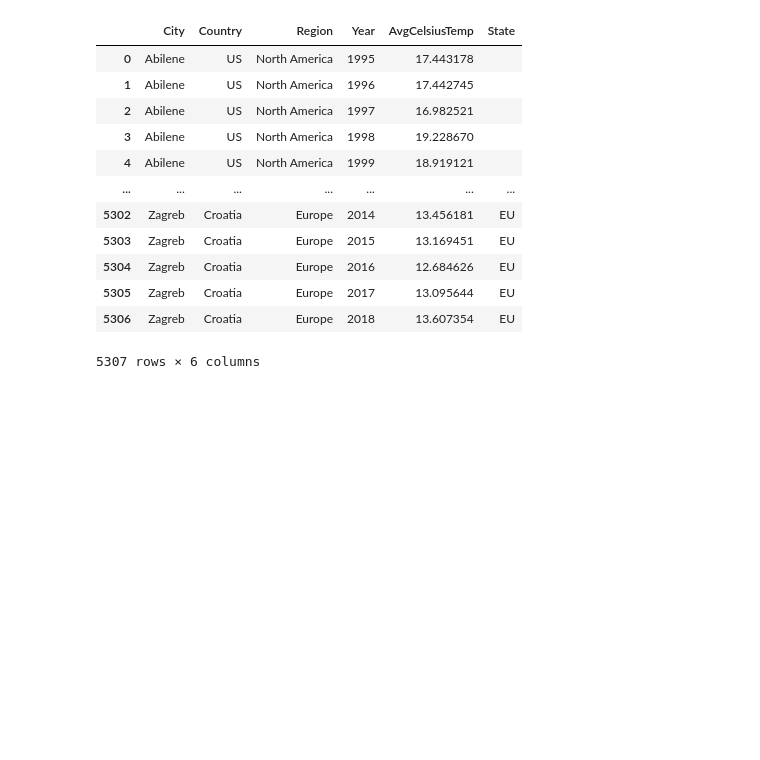
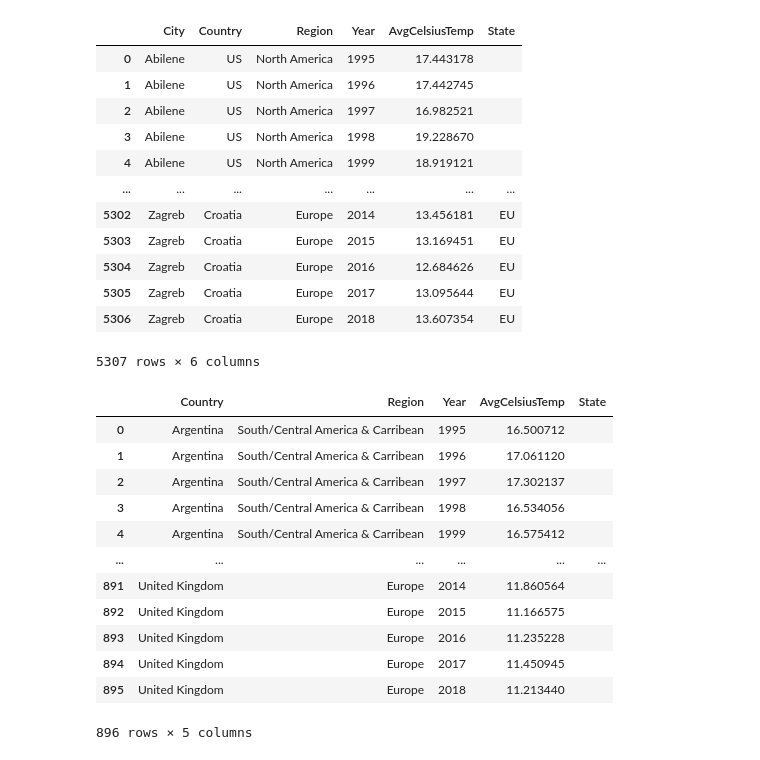
Before and after one commit to chrisvinhston/Statistically_Significant_Insights, a Jupyter notebook: data_cleaning_cityTemp.ipynb, the cells around one changed output. Saved outputs shown, nothing was run; the diff lists cells and outputs as text; code cells hidden in the pictures; blank space fills up the shorter version.

Commit message:
add country_temp

```diff
--- a/data_cleaning_cityTemp.ipynb
+++ b/data_cleaning_cityTemp.ipynb
@@ -433,3 +433,21 @@ df4
 5307 rows × 6 columns
 # %%
 df4.to_csv(r'C:\Users\lilie\GitHubProjects\IronEstelle\Statistically_Significant_Insights\cleaned_data\city_temp_cleaned2.csv', index = False)
+# %%
+df5 = df3.groupby(['Country','Region','Year'], as_index=False)[['AvgCelsiusTemp']].mean()
+df5['State'] = ["EU" if i in (ue_country_tokeep) else '' for i in df5.Country]
+df5
+# %% [output]
+|  | Country | Region | Year | AvgCelsiusTemp | State |
+| 0 | Argentina | South/Central America & Carribean | 1995 | 16.500712 |  |
+| 1 | Argentina | South/Central America & Carribean | 1996 | 17.061120 |  |
+| 2 | Argentina | South/Central America & Carribean | 1997 | 17.302137 |  |
+| 3 | Argentina | South/Central America & Carribean | 1998 | 16.534056 |  |
+| 4 | Argentina | South/Central America & Carribean | 1999 | 16.575412 |  |
+| ... | ... | ... | ... | ... | ... |
+| 891 | United Kingdom | Europe | 2014 | 11.860564 |  |
+| 892 | United Kingdom | Europe | 2015 | 11.166575 |  |
+| 893 | United Kingdom | Europe | 2016 | 11.235228 |  |
+| 894 | United Kingdom | Europe | 2017 | 11.450945 |  |
+| 895 | United Kingdom | Europe | 2018 | 11.213440 |  |
+896 rows × 5 columns
```
Also changed, not shown: parts of 2 cells of this notebook, 2 other files.
